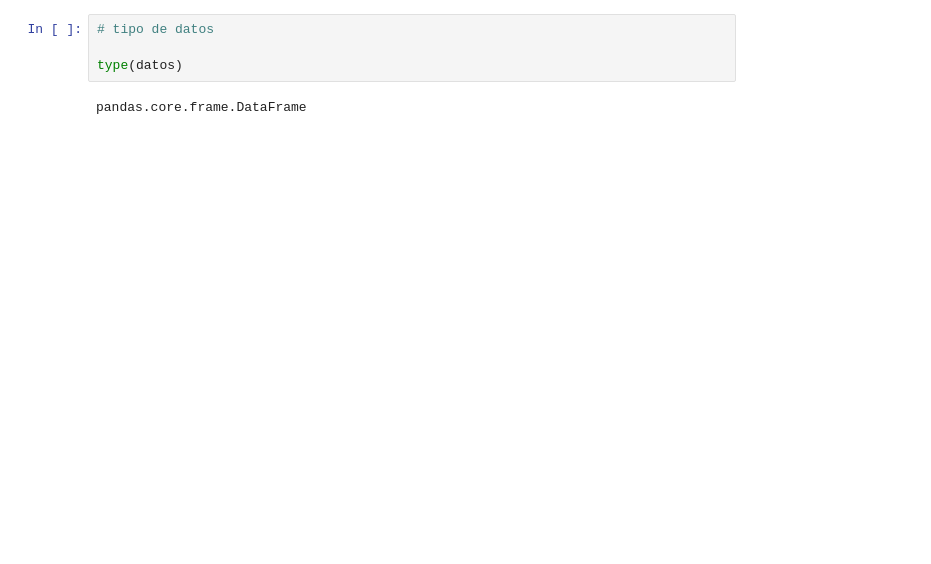
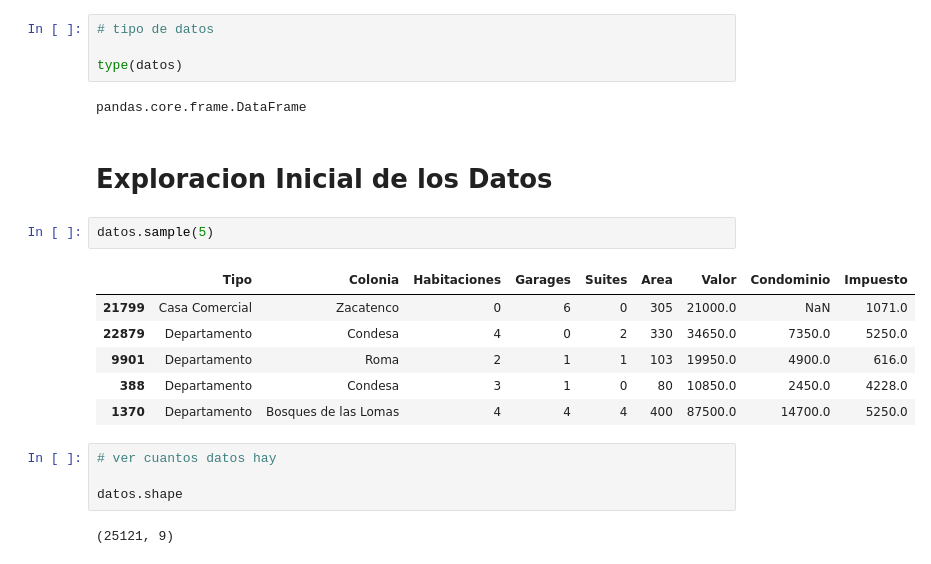
Before and after one commit to r2x4/ETL_alura_oracle, a Jupyter notebook: inicialpandas.ipynb, the cells around one changed output. Drawn from its saved outputs; the diff is of its cells as text; blank space fills up the shorter version.

```diff
--- a/inicialpandas.ipynb
+++ b/inicialpandas.ipynb
@@ -121,3 +121,20 @@ datos.sample(10)
 type(datos)
 # %% [output]
 pandas.core.frame.DataFrame
+# %% [markdown]
+# **Exploracion Inicial de los Datos**
+# %%
+datos.sample(5)
+# %% [output]
+|  | Tipo | Colonia | Habitaciones | Garages | Suites | Area | Valor | Condominio | Impuesto |
+| 21799 | Casa Comercial | Zacatenco | 0 | 6 | 0 | 305 | 21000.0 | NaN | 1071.0 |
+| 22879 | Departamento | Condesa | 4 | 0 | 2 | 330 | 34650.0 | 7350.0 | 5250.0 |
+| 9901 | Departamento | Roma | 2 | 1 | 1 | 103 | 19950.0 | 4900.0 | 616.0 |
+| 388 | Departamento | Condesa | 3 | 1 | 0 | 80 | 10850.0 | 2450.0 | 4228.0 |
+| 1370 | Departamento | Bosques de las Lomas | 4 | 4 | 4 | 400 | 87500.0 | 14700.0 | 5250.0 |
+# %%
+# ver cuantos datos hay
+
+datos.shape
+# %% [output]
+(25121, 9)
```
Also changed, not shown: parts of 5 cells of this notebook.
